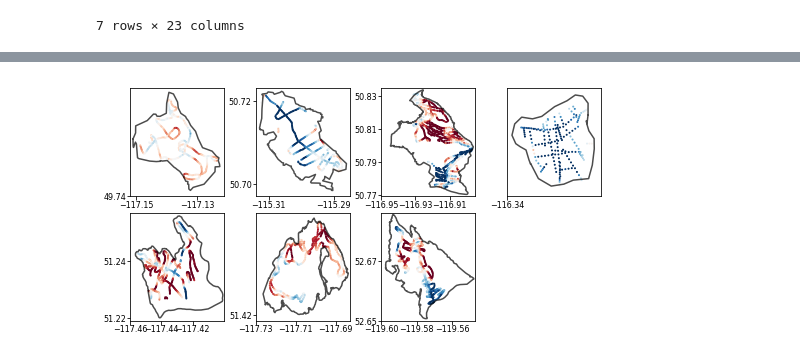
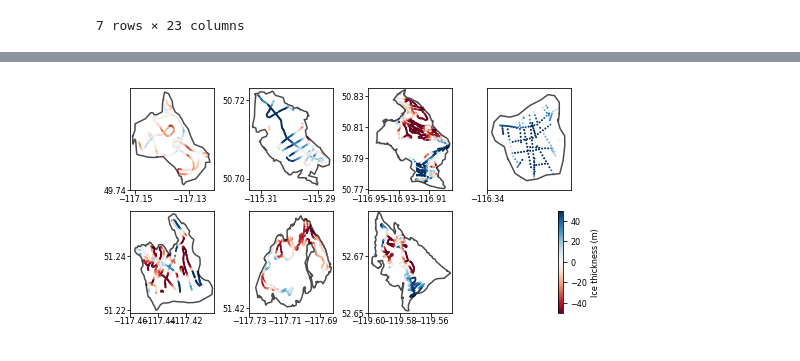
Before and after one commit to bpelto/OGGM-Columbia-Project, a Jupyter notebook: oggm_gpr_comp_plot.ipynb, the cells around one changed output, grey strips where cells are left out. Drawn from its saved outputs; the diff is of its cells as text; code cells hidden in the pictures.

```diff
--- a/oggm_gpr_comp_plot.ipynb
+++ b/oggm_gpr_comp_plot.ipynb
@@ -105,34 +103,34 @@ for i in range(7):
     # df['GPR-oggm'] is calculated in MB_gradient_comp_1glacier_gpr
     im = axarr[j, k].scatter(df.lon, df.lat, c=df['GPR-oggm'], cmap='RdBu', vmax=50, vmin=-50, s=1.)
 #     axarr[j, k].set_title(glacier[i])
 
     x,y=shape['geometry'][GIDX[count]].exterior.xy
     axarr[j, k].plot(x,y,color='k',alpha=0.7)
 
     ymin = np.round(min(y),3) -0.001
     ymax = np.round(max(y),3) + 0.001
     xmin = np.round(min(x),3) -0.001
     xmax = np.round(max(x),3) + 0.001
 
     axarr[j, k].set_xlim(xmin, xmax )
     axarr[j, k].set_ylim(ymin, ymax )
     axarr[j, k].set_xticks(np.round(np.arange(xmin, xmax, 0.02),2))
     axarr[j, k].ticklabel_format(useOffset=False)
     axarr[j, k].tick_params(pad=0.5)
     axarr[1, 3].axis('off')
     axarr[j, k].set_yticks(np.round(np.arange(ymin, ymax, 0.02),2))
 
     count=count+1  # work through the index
 
     k += 1
 
     if i == 3: #changed to 2, 1 worked for 2x2 panel plot
         j += 1
         k = 0
 
-# plt.colorbar(im, pad=0.00, label='Ice thickness (m)')
+plt.colorbar(im, pad=0.00, label='Ice thickness (m)')
 
-plt.tight_layout(pad=0)
-plt.savefig(products_dir + 'JoG/gpr_oggm_thick_all.pdf', dpi=300)
+plt.tight_layout(pad=0.5)
+plt.savefig(products_dir + 'JoG/gpr_oggm_thick_all_cbar.pdf', dpi=300)
 # %% [output]
-[figure, old version]
+[figure, new version]
```
Also changed, not shown: parts of 3 cells of this notebook.
